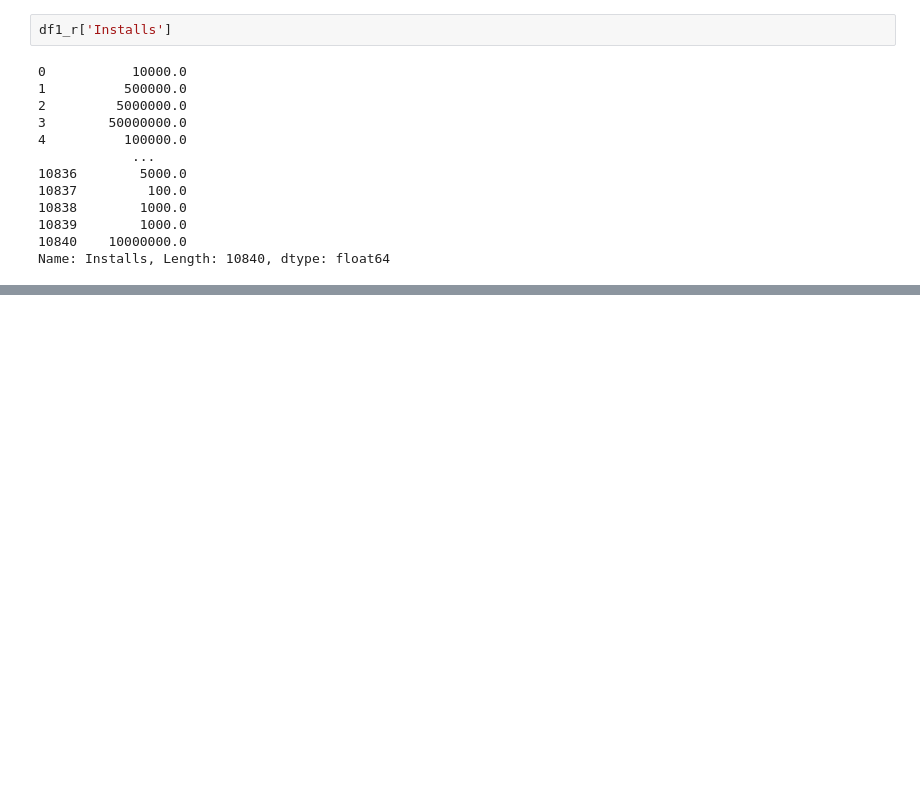
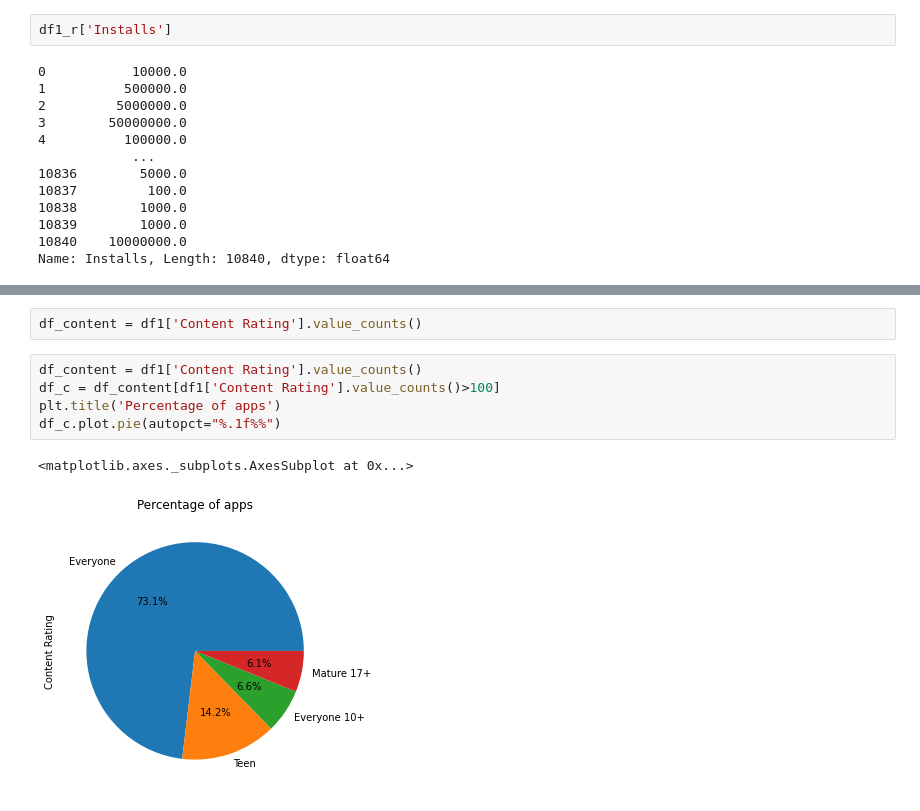
Before and after one commit to Selva-Subramanian/Playstore-Apps-Review-Analysis, a Jupyter notebook: Playstore_Apps_Review_Analysis.ipynb, the cells around one changed output, grey strips where cells are left out. Cells and saved outputs as stored; diff of their text form; blank space fills up the shorter version.

```diff
--- a/Playstore_Apps_Review_Analysis.ipynb
+++ b/Playstore_Apps_Review_Analysis.ipynb
@@ -383,0 +517,10 @@ Name: Installs, Length: 10840, dtype: float64
+# %%
+df_content = df1['Content Rating'].value_counts()
+# %%
+df_content = df1['Content Rating'].value_counts()
+df_c = df_content[df1['Content Rating'].value_counts()>100]
+plt.title('Percentage of apps')
+df_c.plot.pie(autopct="%.1f%%")
+# %% [output]
+<matplotlib.axes._subplots.AxesSubplot at 0x...>
+[figure, added]
```
Also changed, not shown: parts of 20 cells of this notebook.
